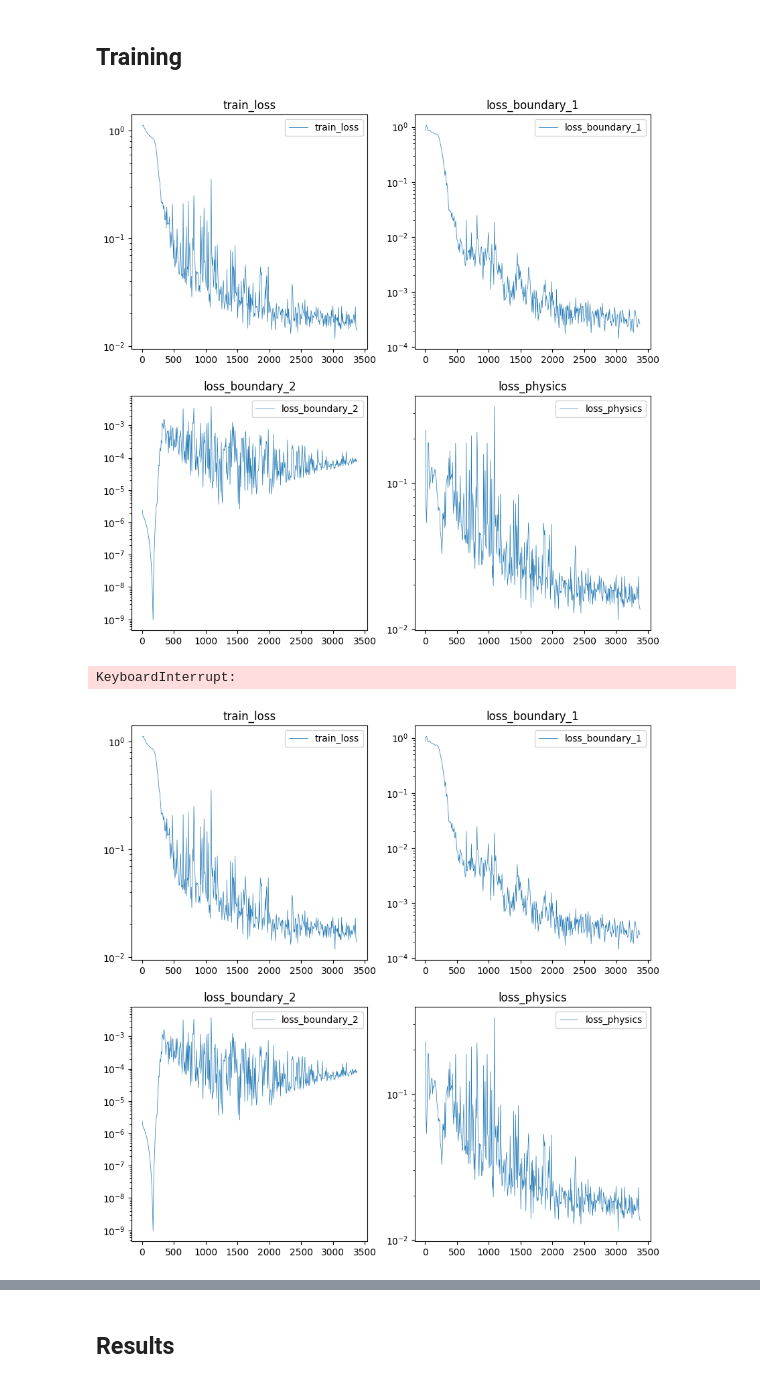
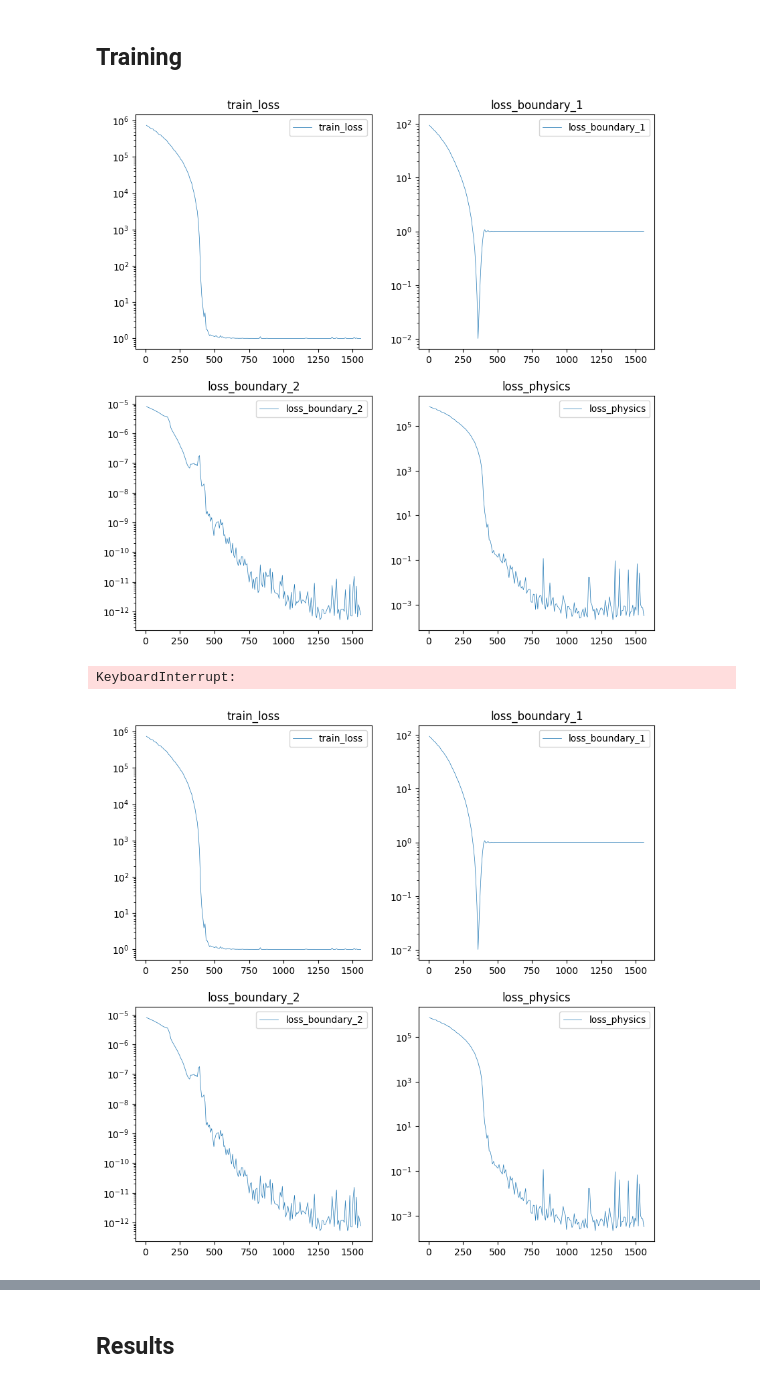
Before and after one commit to jbremz/pikano, a Jupyter notebook: 03-kan-pino.ipynb, the cells around one changed output, grey strips where cells are left out. Saved outputs shown, nothing was run; the diff lists cells and outputs as text; code cells hidden in the pictures.

Commit message:
hard to get a solution that fits the physics aaand the BCs

```diff
--- a/03-kan-pino.ipynb
+++ b/03-kan-pino.ipynb
@@ -129,7 +129,7 @@ from torch import nn
 class KANONet(nn.Module):
     def __init__(self):
         super().__init__()
-        self.solution_network = KAN(width=[4, 8, 1, 1], grid=10, k=3, seed=0, device="cpu")
+        self.solution_network = KAN(width=[4, 4, 1, 1], grid=10, k=4, seed=0, device="cpu")
 
     def forward(self, params, bc, y):
         x = torch.cat([params, bc, y], dim=1)
@@ -199,37 +199,37 @@ for epoch in range(EPOCHS):
         duy = torch.autograd.grad(uy, yb, grad_outputs=torch.ones_like(uy), create_graph=True)[0]
         duy2 = torch.autograd.grad(duy, yb, grad_outputs=torch.ones_like(duy), create_graph=True)[0]
         loss_physics = criterion(duy2 + μ[:, None] * duy + k[:, None] * uy, torch.zeros_like(duy2))
 
         loss_boundary_1 = loss_boundary_1
         loss_boundary_2 = loss_boundary_2 * 1e-4
-        loss_physics = loss_physics * 1e-4
+        loss_physics = loss_physics * 1e-1
 
         loss = loss_boundary_1 + loss_boundary_2 + loss_physics
         loss.backward()
         optimizer.step()
         scheduler.step()
         row["train_loss"] = loss.item()
         row["loss_boundary_1"] = loss_boundary_1.item()
         row["loss_boundary_2"] = loss_boundary_2.item()
         row["loss_physics"] = loss_physics.item()
         row["epoch"] = epoch
         ldf.loc[step] = row
 
     pdf = ldf.groupby("epoch").tail(1)  # don't need to plot all the steps
     for i, (ax, col) in enumerate(
         zip(axes.flatten(), ["train_loss", "loss_boundary_1", "loss_boundary_2", "loss_physics"])
     ):
         ax.cla()
         plot_loss(pdf, columns=[col], ax=ax)
         ax.set_title(col)
 
     _ = out.update(fig)
 
 plt.close(fig)  # Close the figure to prevent duplication
 # %% [output]
-[figure, old version]
+[figure, new version]
 KeyboardInterrupt:
-[figure, old version]
+[figure, new version]
 # %%
 num_params = sum(p.numel() for p in model.parameters())
 print(f"Number of parameters: {num_params}")
```
Also changed, not shown: parts of 7 cells of this notebook.
